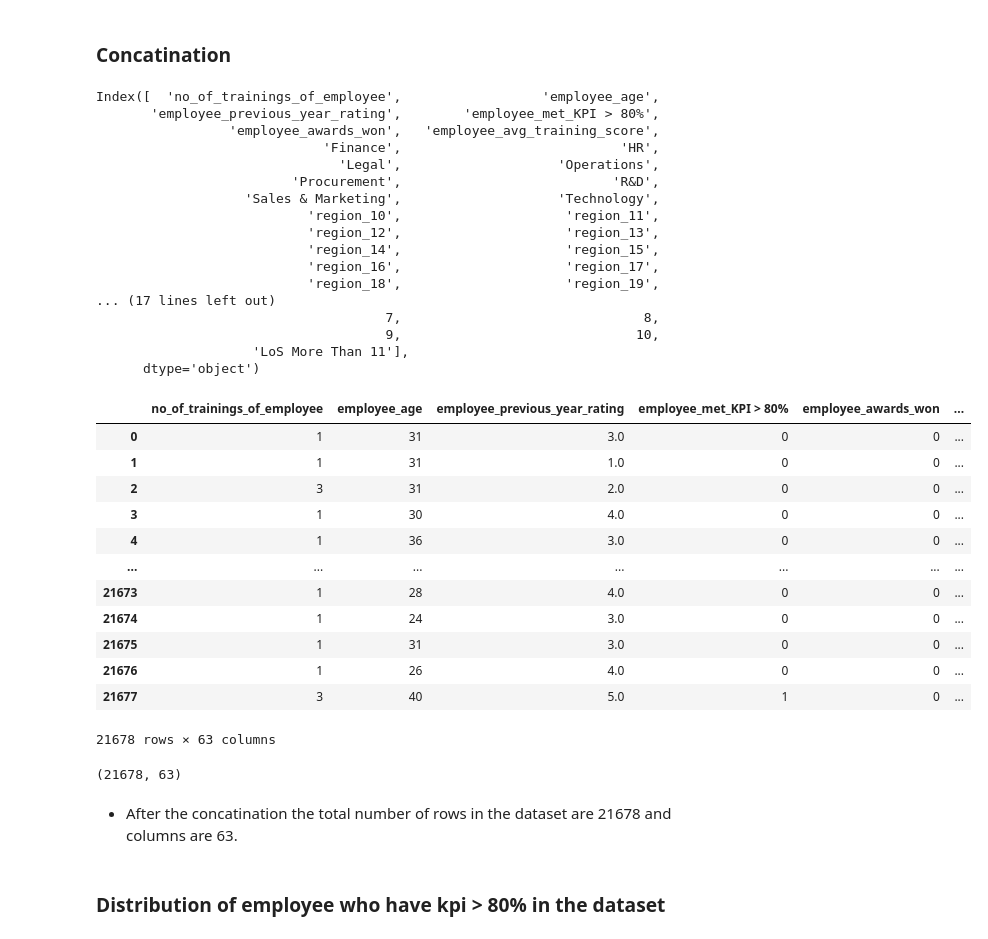
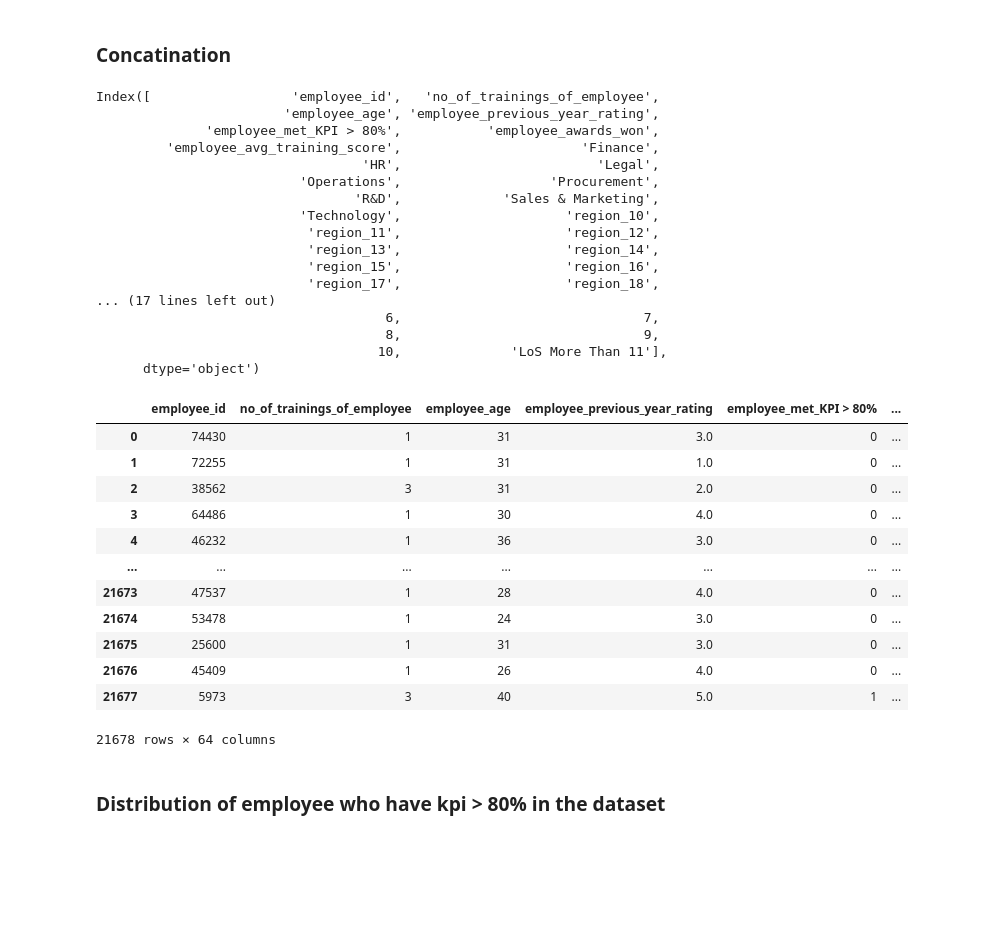
Before and after one commit to DipanshuKakshapati/TFI-_-MENTERNSHIP, a Jupyter notebook: Component_4.ipynb, the cells around one changed output. Drawn from its saved outputs; the diff is of its cells as text; code cells hidden in the pictures; blank space fills up the shorter version.

```diff
--- a/Component_4.ipynb
+++ b/Component_4.ipynb
@@ -375,4 +372,0 @@ memory usage: 2.3+ MB
-# %%
-#'employee_id' column here does not give any value in further model building
-df.reset_index(inplace=True)
-df.drop(columns=['employee_id'])
@@ -538,53 +518,51 @@ awards_won = df['employee_awards_won']
 # %%
 #creating a avg_training_score
 avg_training_score = df['employee_avg_training_score']
+# %%
+employee_id = df['employee_id']
 # %% [markdown]
 ### Concatination
 # %%
 # concating all the the categorical dummy dataframes and numerical dataframes together
-final_df = pd.concat([no_of_trainings, age, previous_year_rating, kpi, awards_won, avg_training_score, department_dummy,region_dummy, education_dummy,gender_dummy, recruitment_channel_dummy, length_of_service_dummy], axis=1)
+final_df = pd.concat([employee_id, no_of_trainings, age, previous_year_rating, kpi, awards_won, avg_training_score, department_dummy,region_dummy, education_dummy,gender_dummy, recruitment_channel_dummy, length_of_service_dummy], axis=1)
 final_df.columns
 # %% [output]
-Index([  'no_of_trainings_of_employee',                  'employee_age',
-       'employee_previous_year_rating',        'employee_met_KPI > 80%',
-                 'employee_awards_won',   'employee_avg_training_score',
-                             'Finance',                            'HR',
-                               'Legal',                    'Operations',
-                         'Procurement',                           'R&D',
-                   'Sales & Marketing',                    'Technology',
-                           'region_10',                     'region_11',
-                           'region_12',                     'region_13',
-                           'region_14',                     'region_15',
-                           'region_16',                     'region_17',
-                           'region_18',                     'region_19',
+Index([                  'employee_id',   'no_of_trainings_of_employee',
+                        'employee_age', 'employee_previous_year_rating',
+              'employee_met_KPI > 80%',           'employee_awards_won',
+         'employee_avg_training_score',                       'Finance',
+                                  'HR',                         'Legal',
+                          'Operations',                   'Procurement',
+                                 'R&D',             'Sales & Marketing',
+                          'Technology',                     'region_10',
+                           'region_11',                     'region_12',
+                           'region_13',                     'region_14',
+                           'region_15',                     'region_16',
+                           'region_17',                     'region_18',
 ... (17 lines left out)
-                                     7,                               8,
-                                     9,                              10,
-                    'LoS More Than 11'],
+                                     6,                               7,
+                                     8,                               9,
+                                    10,              'LoS More Than 11'],
       dtype='object')
 # %%
 #checking if the concatination has taken successfully
-final_df
+final = final_df.sort_values('employee_id',ascending=True)
+final = final_df.reset_index(drop=True)
+final
 # %% [output]
-|  | no_of_trainings_of_employee | employee_age | employee_previous_year_rating | employee_met_KPI > 80% | employee_awards_won | ... |
-| 0 | 1 | 31 | 3.0 | 0 | 0 | ... |
-| 1 | 1 | 31 | 1.0 | 0 | 0 | ... |
-| 2 | 3 | 31 | 2.0 | 0 | 0 | ... |
-| 3 | 1 | 30 | 4.0 | 0 | 0 | ... |
-| 4 | 1 | 36 | 3.0 | 0 | 0 | ... |
+|  | employee_id | no_of_trainings_of_employee | employee_age | employee_previous_year_rating | employee_met_KPI > 80% | ... |
+| 0 | 74430 | 1 | 31 | 3.0 | 0 | ... |
+| 1 | 72255 | 1 | 31 | 1.0 | 0 | ... |
+| 2 | 38562 | 3 | 31 | 2.0 | 0 | ... |
+| 3 | 64486 | 1 | 30 | 4.0 | 0 | ... |
+| 4 | 46232 | 1 | 36 | 3.0 | 0 | ... |
 | ... | ... | ... | ... | ... | ... | ... |
-| 21673 | 1 | 28 | 4.0 | 0 | 0 | ... |
-| 21674 | 1 | 24 | 3.0 | 0 | 0 | ... |
-| 21675 | 1 | 31 | 3.0 | 0 | 0 | ... |
-| 21676 | 1 | 26 | 4.0 | 0 | 0 | ... |
-| 21677 | 3 | 40 | 5.0 | 1 | 0 | ... |
+| 21673 | 47537 | 1 | 28 | 4.0 | 0 | ... |
+| 21674 | 53478 | 1 | 24 | 3.0 | 0 | ... |
+| 21675 | 25600 | 1 | 31 | 3.0 | 0 | ... |
+| 21676 | 45409 | 1 | 26 | 4.0 | 0 | ... |
+| 21677 | 5973 | 3 | 40 | 5.0 | 1 | ... |
-21678 rows × 63 columns
+21678 rows × 64 columns
-# %%
-final_df.shape
-# %% [output]
-(21678, 63)
-# %% [markdown]
-- After the concatination the total number of rows in the dataset are 21678 and columns are 63.
 # %% [markdown]
 ### Distribution of employee who have kpi > 80% in the dataset
 # %% [markdown]
```
Also changed, not shown: parts of 215 cells of this notebook, 6 other files.
